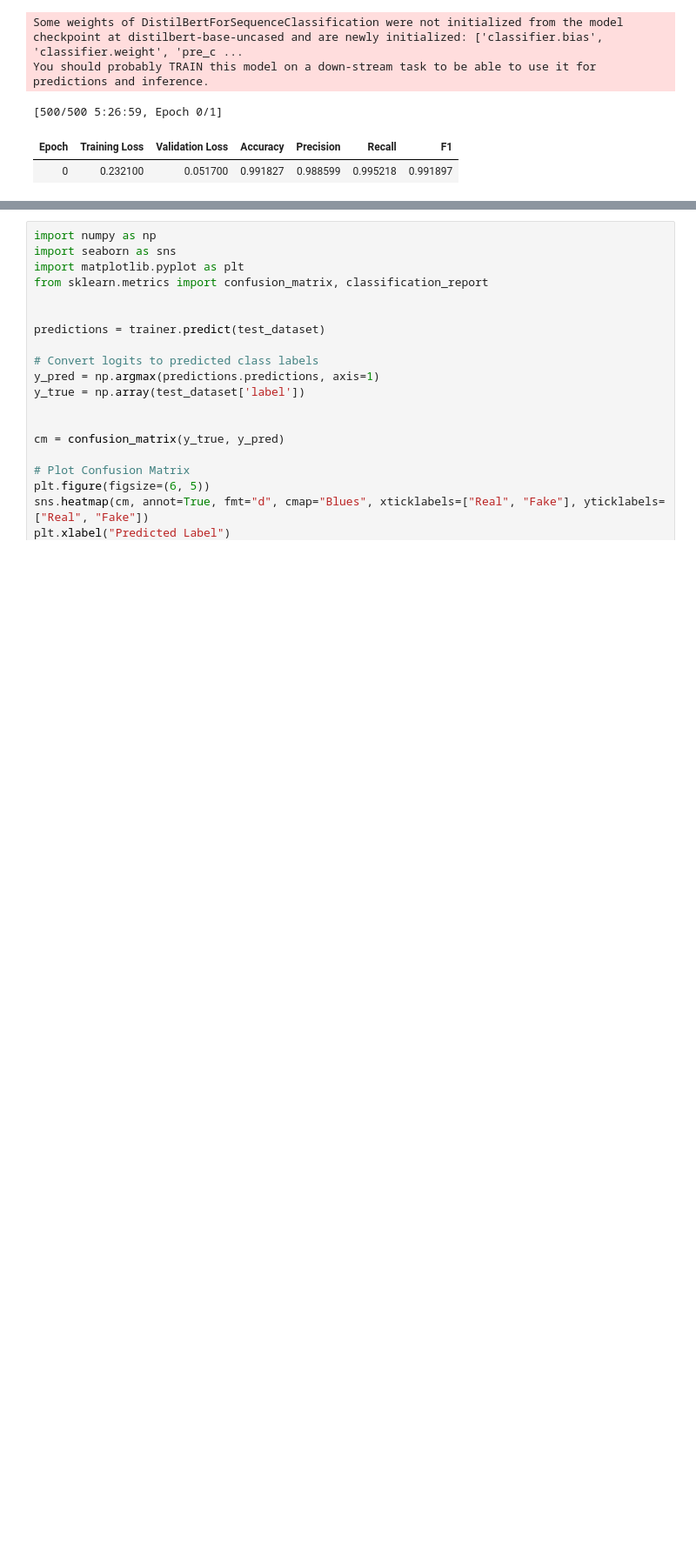
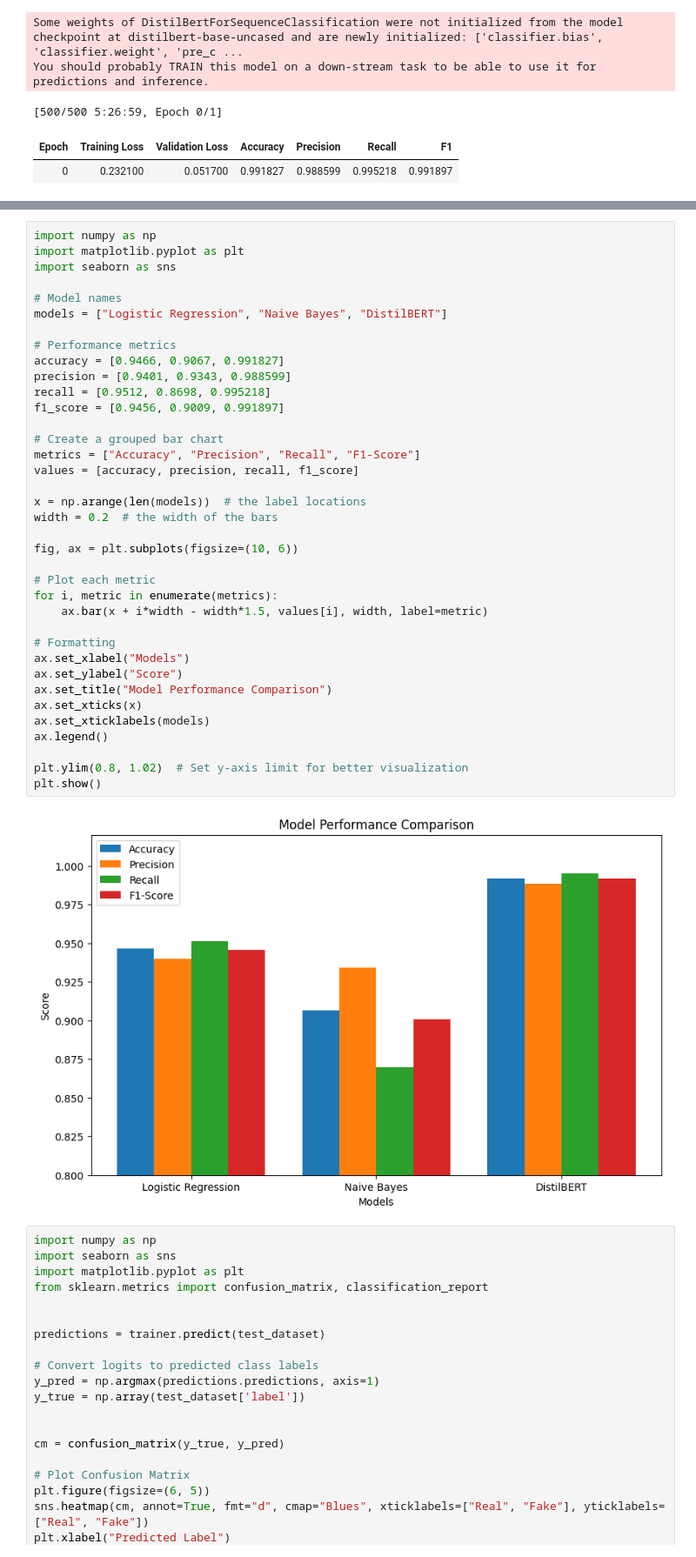
Before and after one commit to Ayxux/NLP_Minor_Project, a Jupyter notebook: Notebook/fake_news_nlp-pipeline.ipynb, the cells around one changed output, grey strips where cells are left out. Shown at 87% size. Cells and saved outputs as stored; diff of their text form; blank space fills up the shorter version.

```diff
--- a/Notebook/fake_news_nlp-pipeline.ipynb
+++ b/Notebook/fake_news_nlp-pipeline.ipynb
@@ -421,3 +423,42 @@ tokenizer.save_pretrained("distilbert_fake_news_model")
+# %%
+import numpy as np
+import matplotlib.pyplot as plt
+import seaborn as sns
+
+# Model names
+models = ["Logistic Regression", "Naive Bayes", "DistilBERT"]
+
+# Performance metrics
+accuracy = [0.9466, 0.9067, 0.991827]
+precision = [0.9401, 0.9343, 0.988599]
+recall = [0.9512, 0.8698, 0.995218]
+f1_score = [0.9456, 0.9009, 0.991897]
+
+# Create a grouped bar chart
+metrics = ["Accuracy", "Precision", "Recall", "F1-Score"]
+values = [accuracy, precision, recall, f1_score]
+
+x = np.arange(len(models))  # the label locations
+width = 0.2  # the width of the bars
+
+fig, ax = plt.subplots(figsize=(10, 6))
+
+# Plot each metric
+for i, metric in enumerate(metrics):
+    ax.bar(x + i*width - width*1.5, values[i], width, label=metric)
+
+# Formatting
+ax.set_xlabel("Models")
+ax.set_ylabel("Score")
+ax.set_title("Model Performance Comparison")
+ax.set_xticks(x)
+ax.set_xticklabels(models)
+ax.legend()
+
+plt.ylim(0.8, 1.02)  # Set y-axis limit for better visualization
+plt.show()
+# %% [output]
+[figure, added]
 # %%
 import numpy as np
 import seaborn as sns
```
Also changed, not shown: parts of 4 cells of this notebook.
